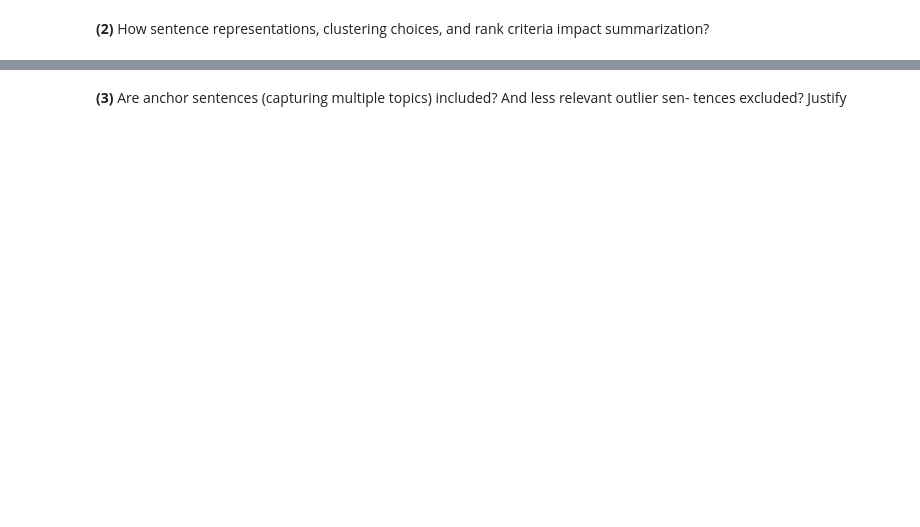
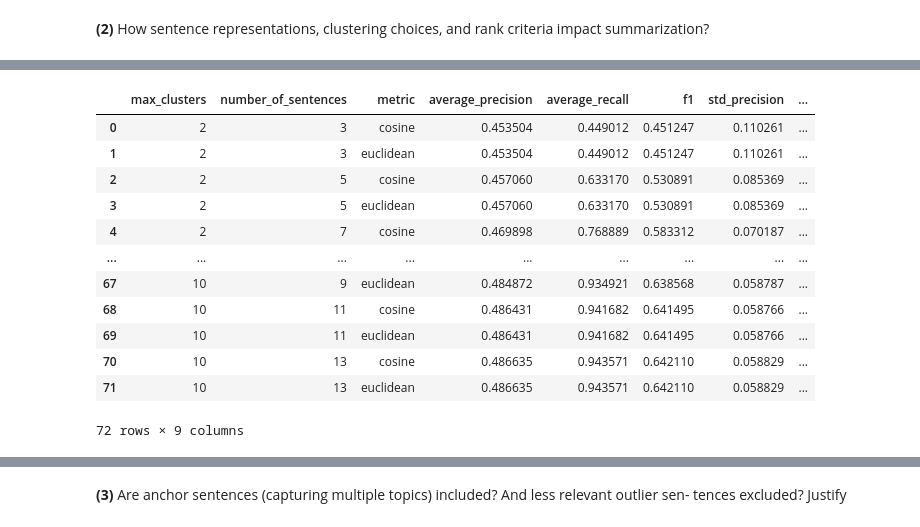
Before and after one commit to danieleavolio/Information-Processing-and-Retrieval, a Jupyter notebook: Project2/Code/G08_P2_notebook.ipynb, the cells around one changed output, grey strips where cells are left out. Saved outputs shown, nothing was run; the diff lists cells and outputs as text; code cells hidden in the pictures; blank space fills up the shorter version.

```diff
--- a/Project2/Code/G08_P2_notebook.ipynb
+++ b/Project2/Code/G08_P2_notebook.ipynb
@@ -1306,0 +1364,27 @@ Mean average precision: 0.6871537845504331
+# %%
+#code, statistics and/or charts here
+max_clusters = [2,3,4,6,8,10]
+number_of_sentences = [3,5,7,9,11,13]
+metrics = ['cosine', 'euclidean']
+
+results = []
+
+
+docs_to_analize = documents[400:600]
+real_summaries = summaries[400:600]
+produced_summaries = []
+
+
+for max_cluster in max_clusters:
+    for n_sentences in number_of_sentences:
+        for metric in metrics:
+            for doc in docs_to_analize:
+                clusters, centroids = sentence_clustering(doc, return_centroids=True, max_clusters=max_cluster, linkage="ward")
+                summary = summarization(doc, clusters, centroids=centroids, number_of_sentences=n_sentences)
+                produced_summaries.append(summary)
+
+            average_precision, average_recall, f1, std_precision, std_recall, m_a_p = evaluation_given_summaries(produced_summaries, real_summaries, f"c: {max_cluster}, n: {n_sentences}, m: {metric}", plot_roc=False)
+            results.append([max_cluster, n_sentences, metric, average_precision, average_recall, f1, std_precision, std_recall, m_a_p])
+            produced_summaries = []
+
+results_df = pd.DataFrame(results, columns=["max_clusters", "number_of_sentences", "metric", "average_precision", "average_recall", "f1", "std_precision", "std_recall", "m_a_p"])
@@ -1306,0 +1432,16 @@ Mean average precision: 0.6871537845504331
+# %%
+results_df
+# %% [output]
+|  | max_clusters | number_of_sentences | metric | average_precision | average_recall | f1 | std_precision | ... |
+| 0 | 2 | 3 | cosine | 0.453504 | 0.449012 | 0.451247 | 0.110261 | ... |
+| 1 | 2 | 3 | euclidean | 0.453504 | 0.449012 | 0.451247 | 0.110261 | ... |
+| 2 | 2 | 5 | cosine | 0.457060 | 0.633170 | 0.530891 | 0.085369 | ... |
+| 3 | 2 | 5 | euclidean | 0.457060 | 0.633170 | 0.530891 | 0.085369 | ... |
+| 4 | 2 | 7 | cosine | 0.469898 | 0.768889 | 0.583312 | 0.070187 | ... |
+| ... | ... | ... | ... | ... | ... | ... | ... | ... |
+| 67 | 10 | 9 | euclidean | 0.484872 | 0.934921 | 0.638568 | 0.058787 | ... |
+| 68 | 10 | 11 | cosine | 0.486431 | 0.941682 | 0.641495 | 0.058766 | ... |
+| 69 | 10 | 11 | euclidean | 0.486431 | 0.941682 | 0.641495 | 0.058766 | ... |
+| 70 | 10 | 13 | cosine | 0.486635 | 0.943571 | 0.642110 | 0.058829 | ... |
+| 71 | 10 | 13 | euclidean | 0.486635 | 0.943571 | 0.642110 | 0.058829 | ... |
+72 rows × 9 columns
```
Also changed, not shown: parts of 15 cells of this notebook, 1 other file.
